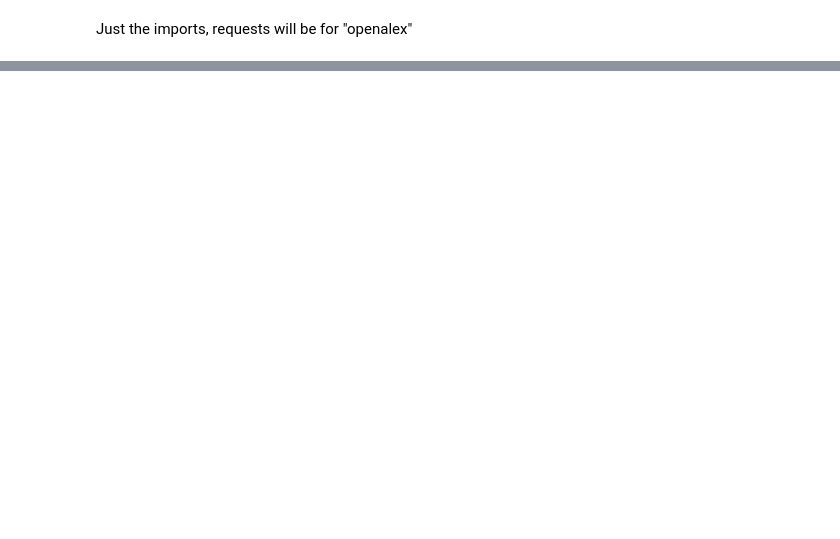
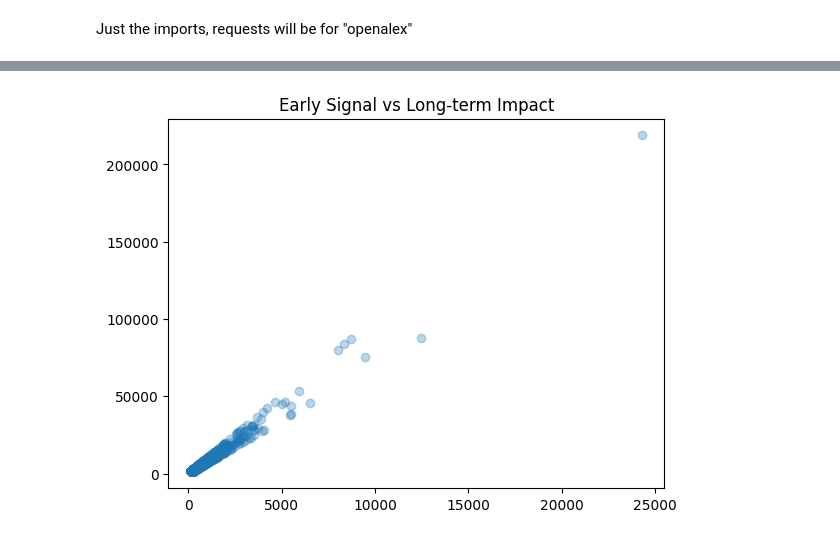
Before and after one commit to yefetokat/ADS_Citation, a Jupyter notebook: CitationGuess.ipynb, the cells around one changed output, grey strips where cells are left out. Cells and saved outputs as stored; diff of their text form; code cells hidden in the pictures; blank space fills up the shorter version.

```diff
--- a/CitationGuess.ipynb
+++ b/CitationGuess.ipynb
@@ -286,0 +378,9 @@ plt.show()
+# %%
+plt.figure()
+plt.scatter(df["early_signal"], df["citation_count"], alpha=0.3)
+plt.title("Early Signal vs Long-term Impact")
+plt.show()
+plt.savefig("plots/citation_distribution.png", dpi=300, bbox_inches='tight')
+plt.close()
+# %% [output]
+[figure, added]
```
Also changed, not shown: parts of 24 cells of this notebook, 1 other file.
